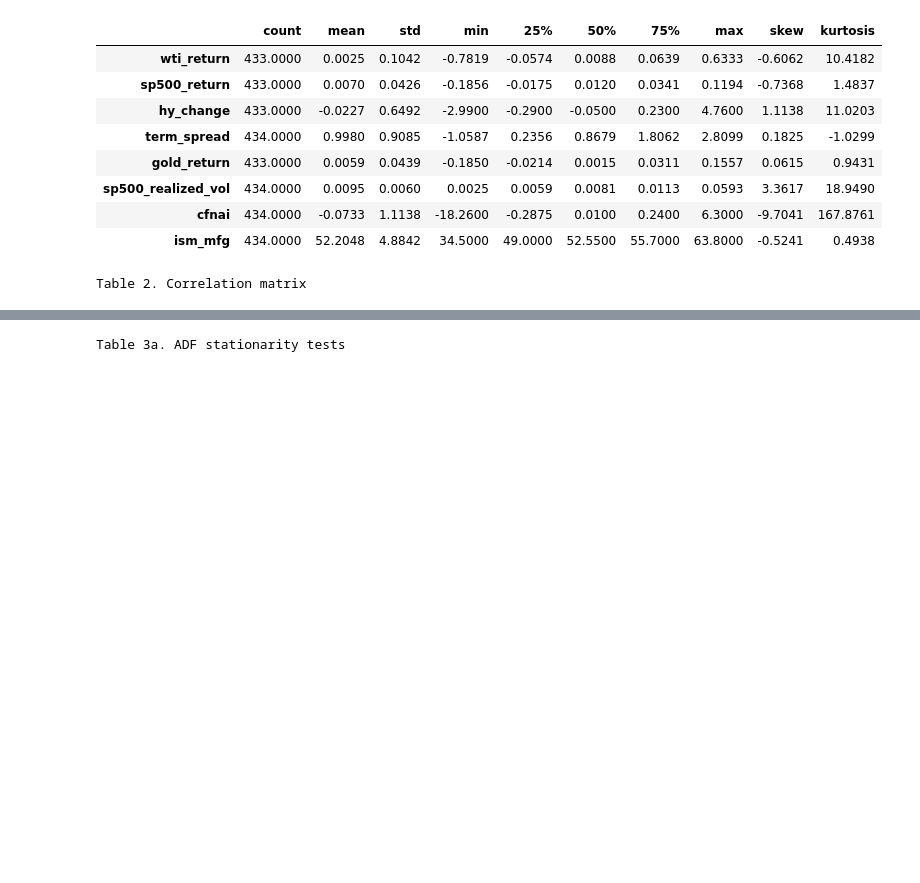
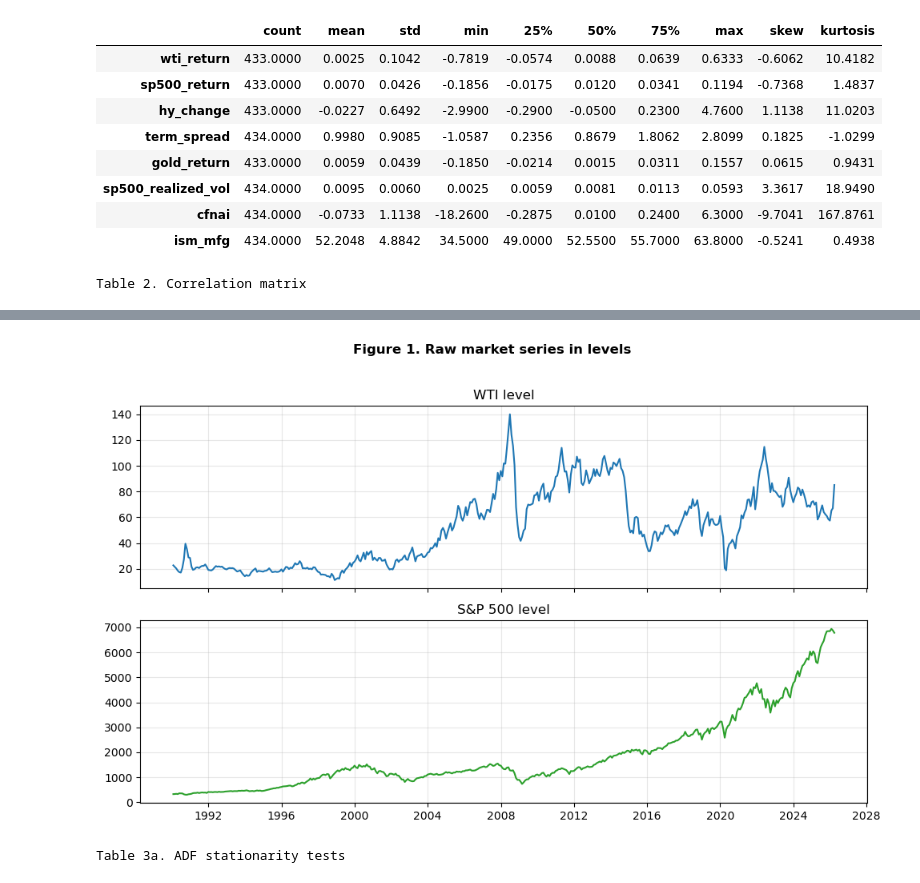
Before and after one commit to LorenzoDavideDeMartino/EMF---Forecasting-the-Effect-of-Oil-Price-Increases-on-Financial-Markets, a Jupyter notebook: AnthonyRottet/L_claude v3.ipynb, the cells around one changed output, grey strips where cells are left out. Saved outputs shown, nothing was run; the diff lists cells and outputs as text; code cells hidden in the pictures; blank space fills up the shorter version.

```diff
--- a/AnthonyRottet/L_claude v3.ipynb
+++ b/AnthonyRottet/L_claude v3.ipynb
@@ -292,11 +336,17 @@ def decompose_oil_returns(df, oil_return_col="wti_return", activity_col="cfnai",
 # %%
-def add_regime_variables(df, oil_col="wti_return", ism_col="ism_mfg"):
-    out = df.copy()
-    out["expansion"] = np.where(out[ism_col] > 50, 1, 0)
-    out["contraction"] = np.where(out[ism_col] <= 50, 1, 0)
-    out["oil_expansion"] = out[oil_col] * out["expansion"]
-    out["oil_contraction"] = out[oil_col] * out["contraction"]
-    return out
+def plot_level_series(monthly_market_data):
+    fig, axes = plt.subplots(2, 1, figsize=(10, 6), sharex=True)
+    axes[0].plot(monthly_market_data["date"], monthly_market_data["wti"], color="tab:blue")
+    axes[0].set_title("WTI level")
+    axes[0].grid(True, alpha=0.3)
+
+    axes[1].plot(monthly_market_data["date"], monthly_market_data["sp500"], color="tab:green")
+    axes[1].set_title("S&P 500 level")
+    axes[1].grid(True, alpha=0.3)
+
+    plt.suptitle("Figure 1. Raw market series in levels", fontweight="bold", y=1.02)
+    plt.tight_layout()
+    plt.show()
 # %% [markdown]
 ## 3i. Predictive regressions
 # %%
@@ -527,17 +558,20 @@ Table 1. Summary statistics
 # %%
 print("Table 2. Correlation matrix")
 display(project_df[descriptive_columns].corr().round(3))
+
+plot_level_series(monthly_market_data)  # on visualise d'abord les series en niveau avant de raisonner sur les rendements et variations
 # %% [output]
 Table 2. Correlation matrix
 |  | wti_return | sp500_return | hy_change | term_spread | gold_return | sp500_realized_vol | cfnai | ism_mfg |
 | wti_return | 1.0000 | 0.2040 | -0.2810 | 0.0090 | 0.1390 | -0.3140 | 0.1970 | 0.1360 |
 | sp500_return | 0.2040 | 1.0000 | -0.6120 | -0.0480 | 0.0190 | -0.3790 | -0.0020 | 0.0520 |
 | hy_change | -0.2810 | -0.6120 | 1.0000 | -0.0840 | -0.1330 | 0.3750 | 0.0130 | 0.0740 |
 | term_spread | 0.0090 | -0.0480 | -0.0840 | 1.0000 | -0.0070 | 0.0580 | -0.0360 | 0.1400 |
 | gold_return | 0.1390 | 0.0190 | -0.1330 | -0.0070 | 1.0000 | 0.0190 | -0.0580 | -0.0300 |
 | sp500_realized_vol | -0.3140 | -0.3790 | 0.3750 | 0.0580 | 0.0190 | 1.0000 | -0.3180 | -0.3550 |
 | cfnai | 0.1970 | -0.0020 | 0.0130 | -0.0360 | -0.0580 | -0.3180 | 1.0000 | 0.3420 |
 | ism_mfg | 0.1360 | 0.0520 | 0.0740 | 0.1400 | -0.0300 | -0.3550 | 0.3420 | 1.0000 |
+[figure, added]
 # %%
 stationarity_columns = ["wti_return", "sp500_return", "hy_change", "term_spread", "gold_return", "cfnai", "ism_mfg"]
 
```
Also changed, not shown: parts of 31 cells of this notebook.
